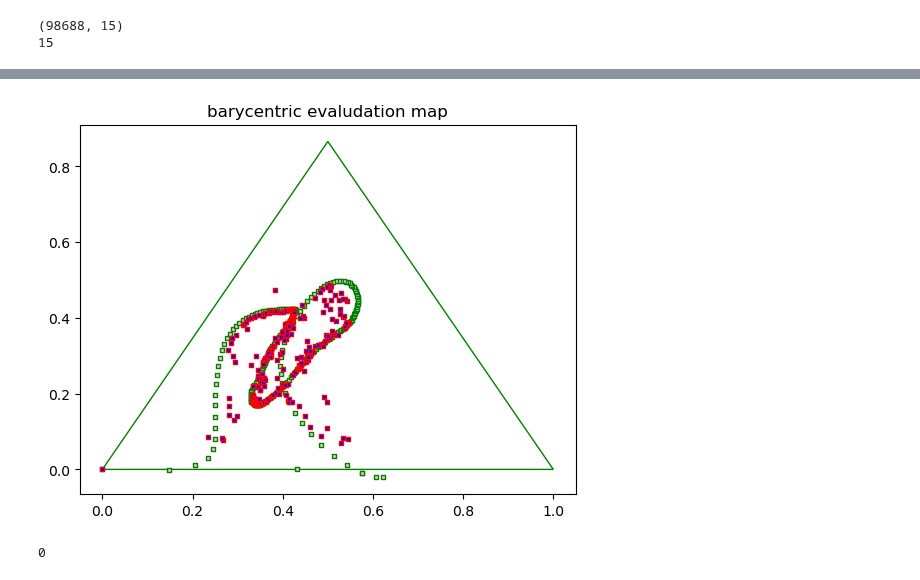
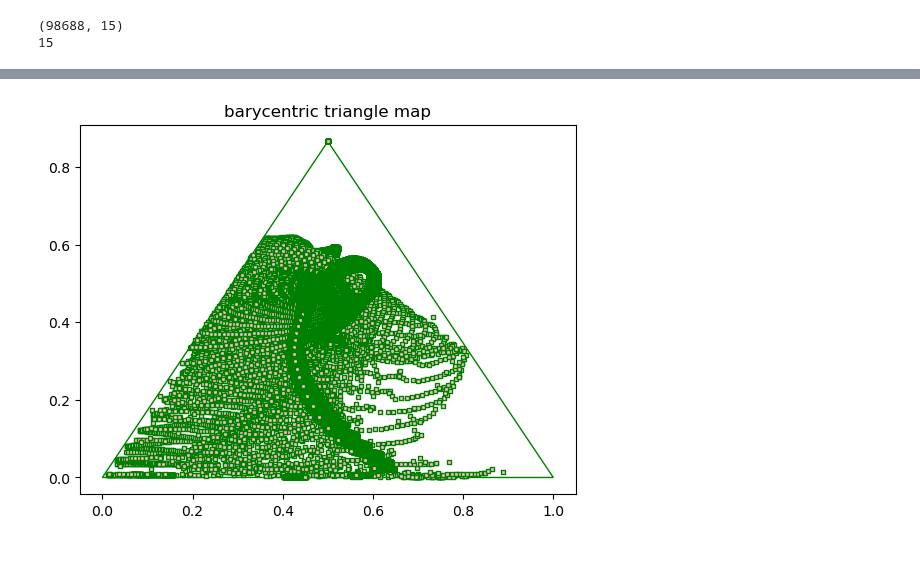
Before and after one commit to bolei-chen/modeling-rsa, a Jupyter notebook: training/src/evaluation.ipynb, the cells around one changed output, grey strips where cells are left out. Saved outputs shown, nothing was run; the diff lists cells and outputs as text; code cells hidden in the pictures.

Commit message:
fix: essential bugs fixed, get some useful randomforest model tarined

```diff
--- a/training/src/evaluation.ipynb
+++ b/training/src/evaluation.ipynb
@@ -66,5 +27,4 @@ with open('../models/rf.pkl', 'rb') as f:
-# %%
-evaluate_rf(corpus=corpus, x=2, model=rf, ms=['s', 's'], cs=['pink', 'blue'], edgecolors=['green', 'red'])
-# %% [output]
-[figure, removed]
-0
+# %%
+plot_barcentric_old(corpus, -1)
+# %% [output]
+[figure, added]
```
Also changed, not shown: parts of 11 cells of this notebook, 23 other files.
